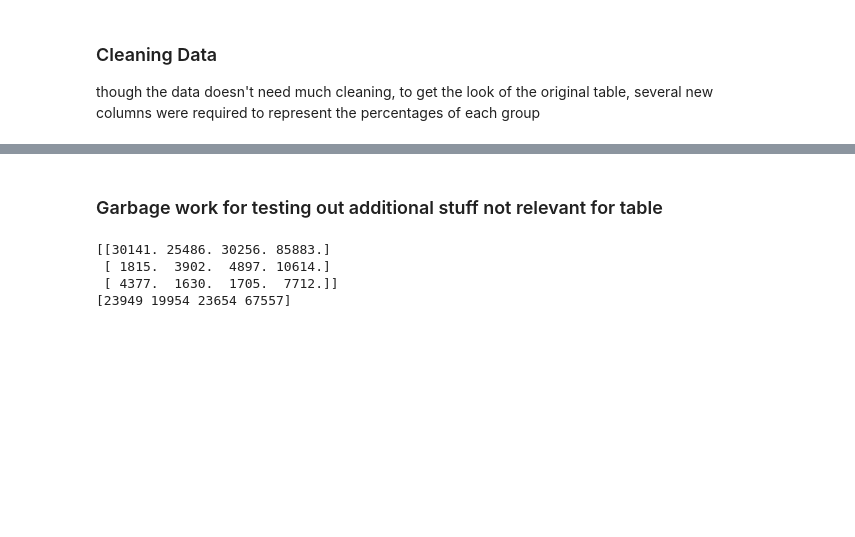
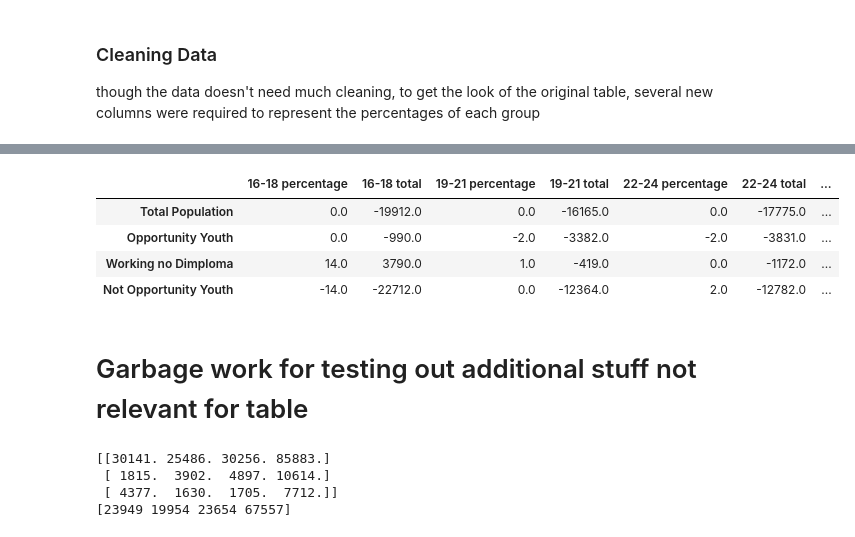
Before and after one commit to Lucaswb/project1_flatiron, a Jupyter notebook: Updated youth opportunity status from 2016.ipynb, the cells around one changed output, grey strips where cells are left out. Cells and saved outputs as stored; diff of their text form; code cells hidden in the pictures; blank space fills up the shorter version.

```diff
--- a/Updated youth opportunity status from 2016.ipynb
+++ b/Updated youth opportunity status from 2016.ipynb
@@ -172,5 +204,13 @@ yes
+# %%
+df_first_table.subtract(original_df, fill_value = 0)
+# %% [output]
+|  | 16-18 percentage | 16-18 total | 19-21 percentage | 19-21 total | 22-24 percentage | 22-24 total | ... |
+| Total Population | 0.0 | -19912.0 | 0.0 | -16165.0 | 0.0 | -17775.0 | ... |
+| Opportunity Youth | 0.0 | -990.0 | -2.0 | -3382.0 | -2.0 | -3831.0 | ... |
+| Working no Dimploma | 14.0 | 3790.0 | 1.0 | -419.0 | 0.0 | -1172.0 | ... |
+| Not Opportunity Youth | -14.0 | -22712.0 | 0.0 | -12364.0 | 2.0 | -12782.0 | ... |
 # %% [markdown]
-### Garbage work for testing out additional stuff not relevant for table
+# Garbage work for testing out additional stuff not relevant for table
 # %%
 df_array = np.array([df_s, df_yo_south, df_w_noDiploma])
 df_table = np.array([trisect_ages(df) for df in df_array])
```
Also changed, not shown: parts of 13 cells of this notebook, 1 other file.
